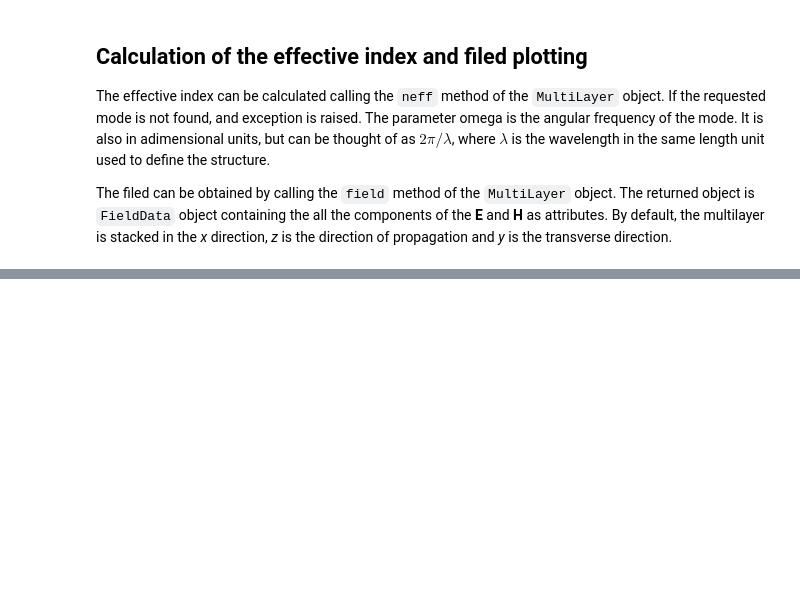
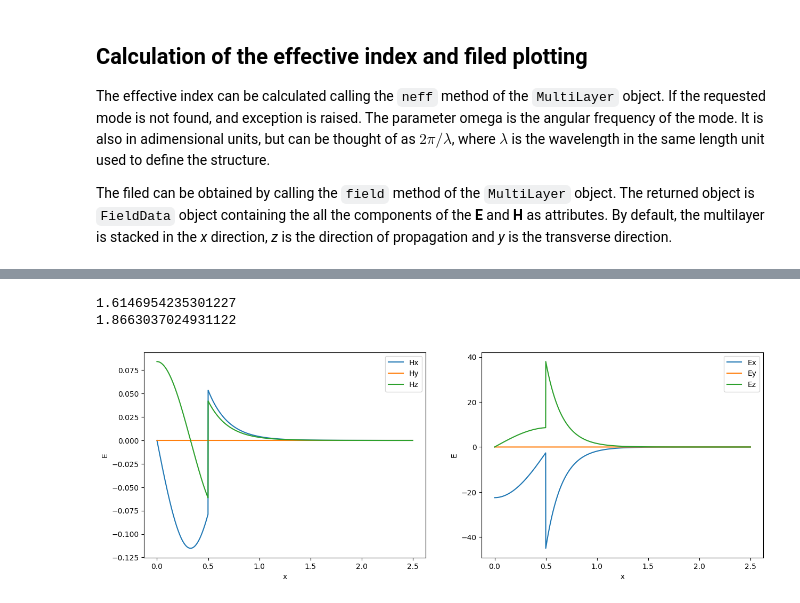
Before and after one commit to mpasson/REMSOL, a Jupyter notebook: docs/examples/slab.ipynb, the cells around one changed output, grey strips where cells are left out. Cells and saved outputs as stored; diff of their text form; code cells hidden in the pictures; blank space fills up the shorter version.

```diff
--- a/docs/examples/slab.ipynb
+++ b/docs/examples/slab.ipynb
@@ -59,0 +65,35 @@ for polarization, _ax in zip([pol.TE, pol.TM], ax):
+# %%
+multi_layer = remsol.MultiLayer(
+    [
+        remsol.PEC(),
+        remsol.Layer(n=2.0, d=0.5),
+        remsol.Layer(n=1.0, d=2.0)
+    ]
+)
+
+fig, ax = plt.subplots(1, 2, figsize=(15, 5))
+
+n = multi_layer.neff(omega=2.0 * np.pi / 1.55, polarization=pol.TE, mode=0)
+field = multi_layer.field(omega=2.0 * np.pi / 1.55, polarization=pol.TE, mode=0)
+print(n)
+
+ax[0].plot(field.x, np.real(field.Hx) + np.imag(field.Hx), label="Hx")
+ax[0].plot(field.x, np.real(field.Hy) + np.imag(field.Hy), label="Hy")
+ax[0].plot(field.x, np.real(field.Hz) + np.imag(field.Hz), label="Hz")
+
+
+n = multi_layer.neff(omega=2.0 * np.pi / 1.55, polarization=pol.TM, mode=0)
+field = multi_layer.field(omega=2.0 * np.pi / 1.55, polarization=pol.TM, mode=0)
+print(n)
+ax[1].plot(field.x, np.real(field.Ex) + np.imag(field.Ex), label="Ex")
+ax[1].plot(field.x, np.real(field.Ey) + np.imag(field.Ey), label="Ey")
+ax[1].plot(field.x, np.real(field.Ez) + np.imag(field.Ez), label="Ez")
+
+for a in ax:
+    a.legend()
+    a.set_xlabel("x")
+    a.set_ylabel("E")
+# %% [output]
+1.6146954235301227
+1.8663037024931122
+[figure, added]
```
Also changed, not shown: parts of 3 cells of this notebook, 8 other files.
